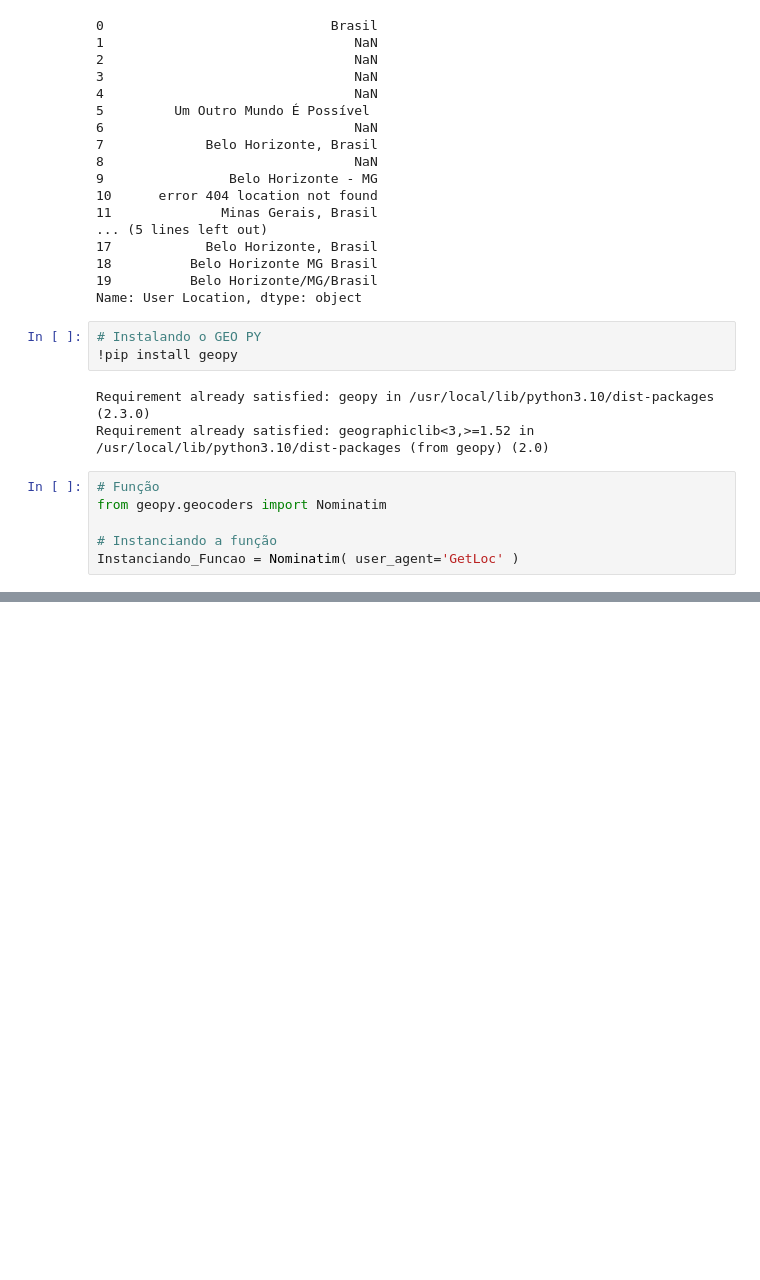
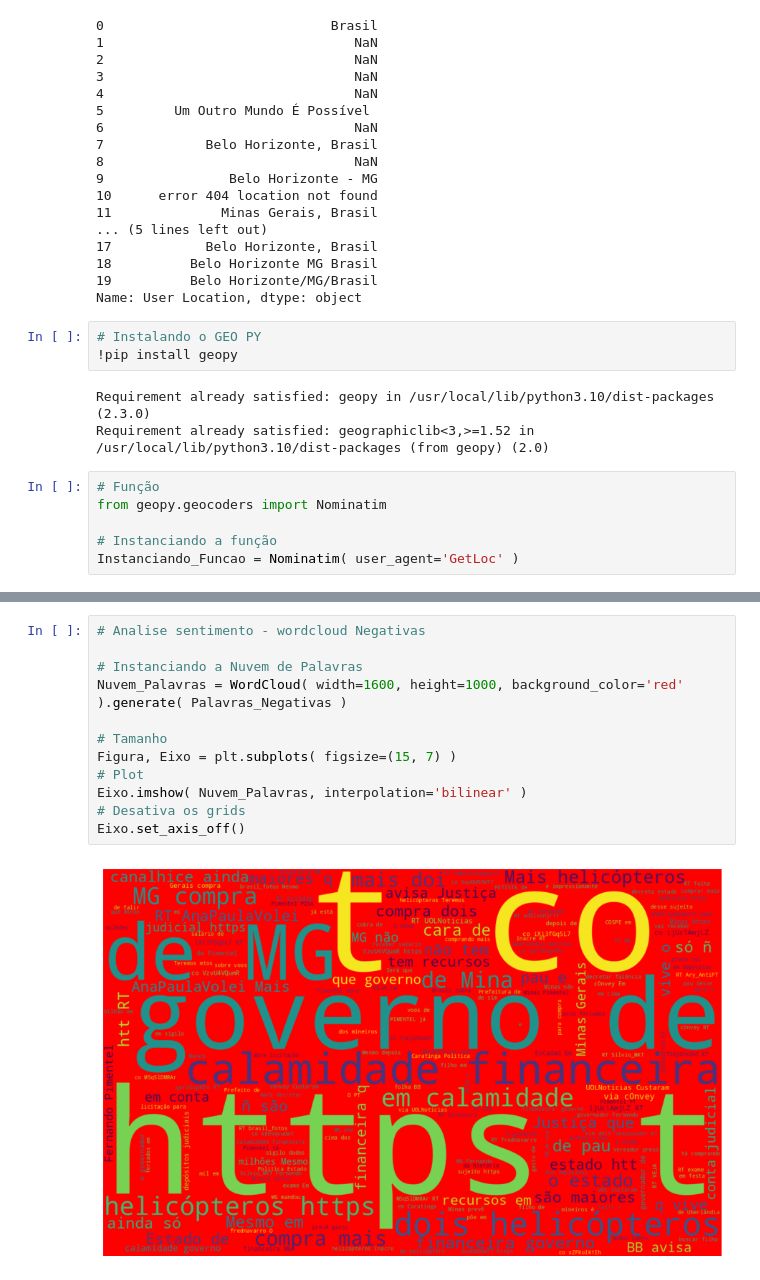
Before and after one commit to ThiagoPedrazi/MVPPuc_Sprint2, a Jupyter notebook: MVP_Sprint2B_ThiagoPedrazi.ipynb, the cells around one changed output, grey strips where cells are left out. Saved outputs shown, nothing was run; the diff lists cells and outputs as text; blank space fills up the shorter version.

```diff
--- a/MVP_Sprint2B_ThiagoPedrazi.ipynb
+++ b/MVP_Sprint2B_ThiagoPedrazi.ipynb
@@ -345,0 +684,14 @@ GeocoderUnavailable: ignored
+# %%
+# Analise sentimento - wordcloud Negativas
+
+# Instanciando a Nuvem de Palavras
+Nuvem_Palavras = WordCloud( width=1600, height=1000, background_color='red' ).generate( Palavras_Negativas )
+
+# Tamanho
+Figura, Eixo = plt.subplots( figsize=(15, 7) )
+# Plot
+Eixo.imshow( Nuvem_Palavras, interpolation='bilinear' )
+# Desativa os grids
+Eixo.set_axis_off()
+# %% [output]
+[figure, added]
```
Also changed, not shown: parts of 99 cells of this notebook.
